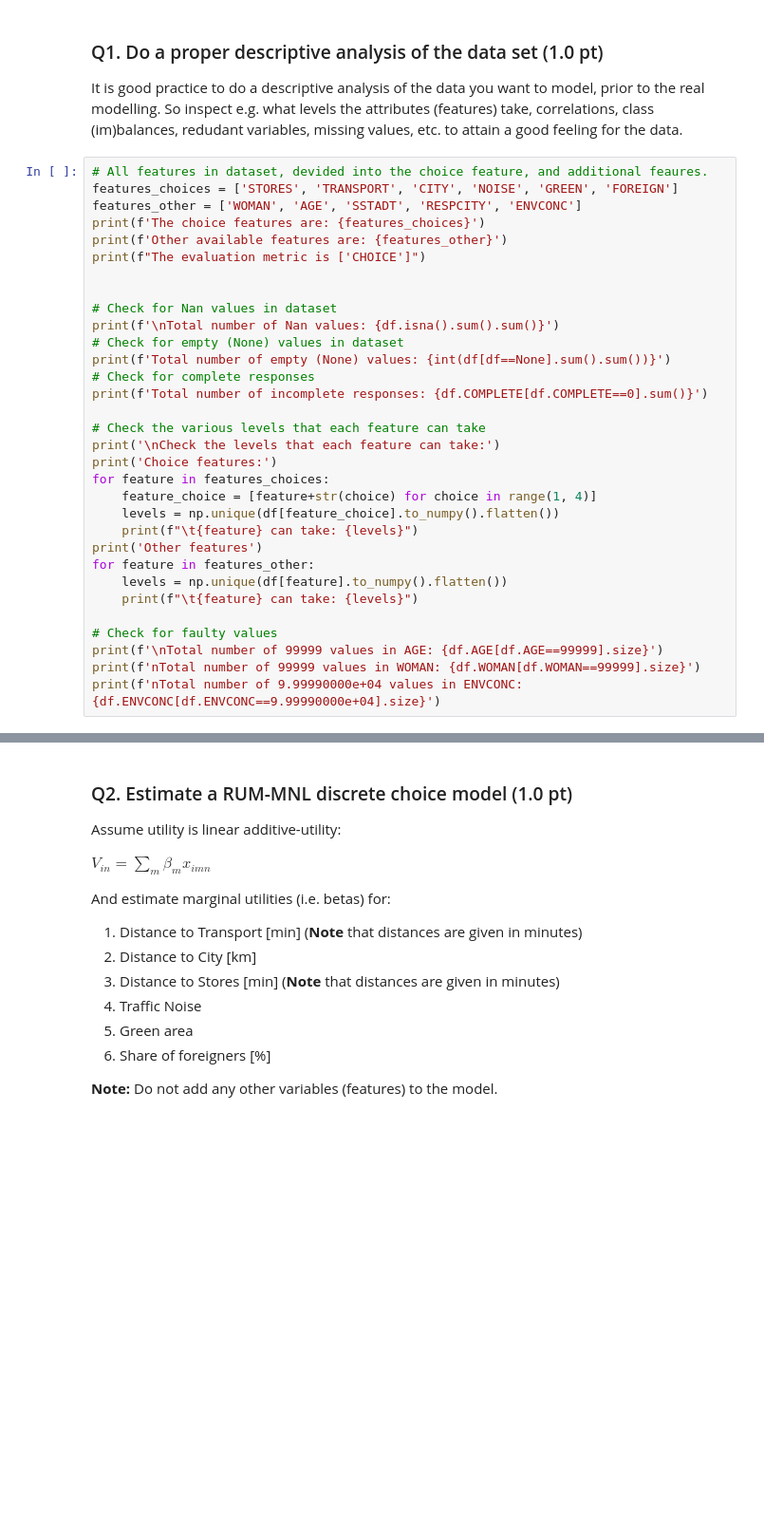
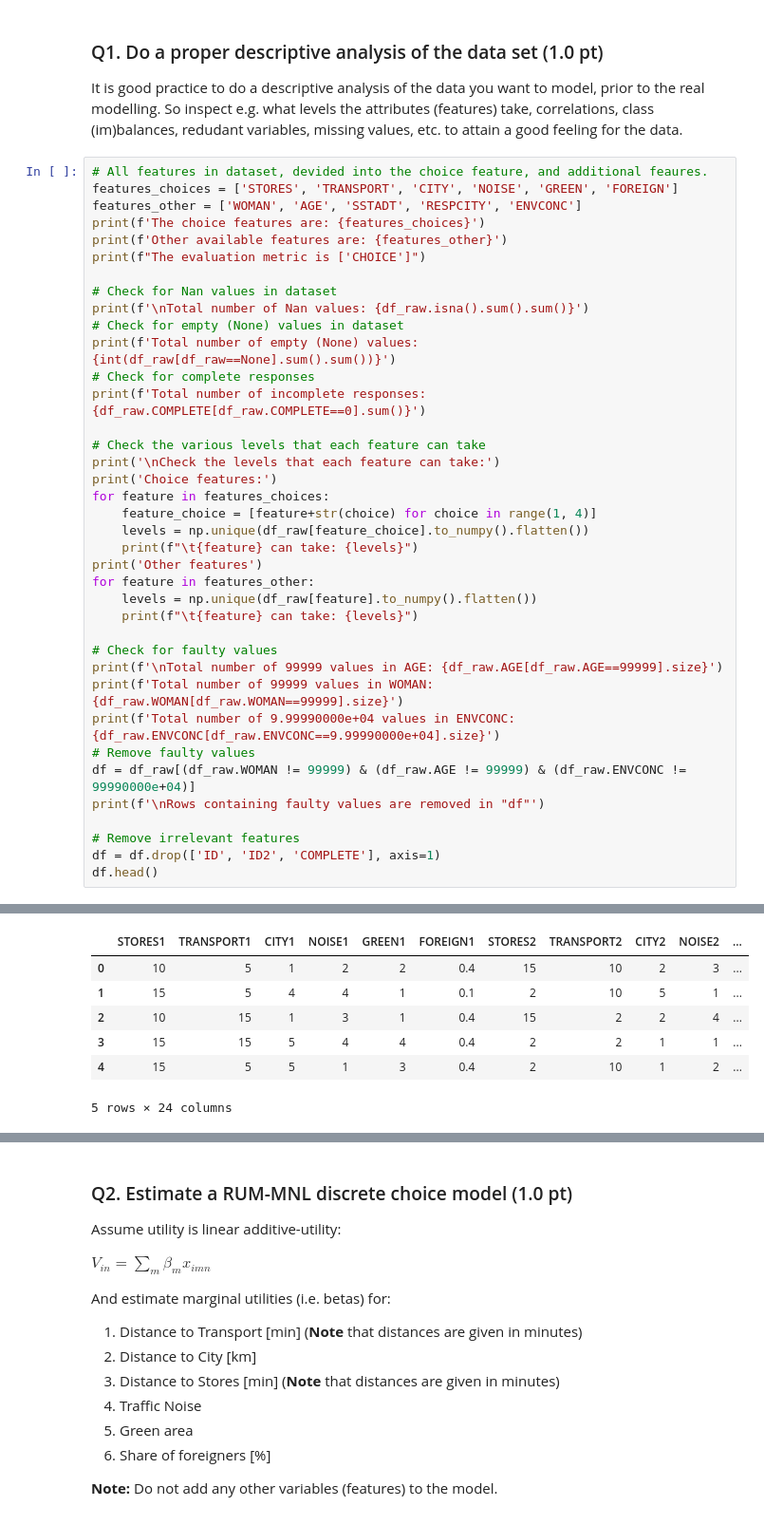
Before and after one commit to tamarvooijs/Applied-Machine-Learning, a Jupyter notebook: Week6/assignment-main/Assignment_Group16.ipynb, the cells around one changed output, grey strips where cells are left out. Shown at 95% size. Drawn from its saved outputs; the diff is of its cells as text; blank space fills up the shorter version.

```diff
--- a/Week6/assignment-main/Assignment_Group16.ipynb
+++ b/Week6/assignment-main/Assignment_Group16.ipynb
@@ -118,30 +118,36 @@ print(f'The choice features are: {features_choices}')
 print(f'Other available features are: {features_other}')
 print(f"The evaluation metric is ['CHOICE']")
 
-
 # Check for Nan values in dataset
-print(f'\nTotal number of Nan values: {df.isna().sum().sum()}')
+print(f'\nTotal number of Nan values: {df_raw.isna().sum().sum()}')
 # Check for empty (None) values in dataset
-print(f'Total number of empty (None) values: {int(df[df==None].sum().sum())}')
+print(f'Total number of empty (None) values: {int(df_raw[df_raw==None].sum().sum())}')
 # Check for complete responses
-print(f'Total number of incomplete responses: {df.COMPLETE[df.COMPLETE==0].sum()}')
+print(f'Total number of incomplete responses: {df_raw.COMPLETE[df_raw.COMPLETE==0].sum()}')
 
 # Check the various levels that each feature can take
 print('\nCheck the levels that each feature can take:')
 print('Choice features:')
 for feature in features_choices:
     feature_choice = [feature+str(choice) for choice in range(1, 4)]
-    levels = np.unique(df[feature_choice].to_numpy().flatten())
+    levels = np.unique(df_raw[feature_choice].to_numpy().flatten())
     print(f"\t{feature} can take: {levels}")
 print('Other features')
 for feature in features_other:
-    levels = np.unique(df[feature].to_numpy().flatten())
+    levels = np.unique(df_raw[feature].to_numpy().flatten())
     print(f"\t{feature} can take: {levels}")
 
 # Check for faulty values
-print(f'\nTotal number of 99999 values in AGE: {df.AGE[df.AGE==99999].size}')
-print(f'nTotal number of 99999 values in WOMAN: {df.WOMAN[df.WOMAN==99999].size}')
-print(f'nTotal number of 9.99990000e+04 values in ENVCONC: {df.ENVCONC[df.ENVCONC==9.99990000e+04].size}')
+print(f'\nTotal number of 99999 values in AGE: {df_raw.AGE[df_raw.AGE==99999].size}')
+print(f'Total number of 99999 values in WOMAN: {df_raw.WOMAN[df_raw.WOMAN==99999].size}')
+print(f'Total number of 9.99990000e+04 values in ENVCONC: {df_raw.ENVCONC[df_raw.ENVCONC==9.99990000e+04].size}')
+# Remove faulty values
+df = df_raw[(df_raw.WOMAN != 99999) & (df_raw.AGE != 99999) & (df_raw.ENVCONC != 99990000e+04)]
+print(f'\nRows containing faulty values are removed in "df"')
+
+# Remove irrelevant features
+df = df.drop(['ID', 'ID2', 'COMPLETE'], axis=1)
+df.head()
 # %% [output]
 The choice features are: ['STORES', 'TRANSPORT', 'CITY', 'NOISE', 'GREEN', 'FOREIGN']
 Other available features are: ['WOMAN', 'AGE', 'SSTADT', 'RESPCITY', 'ENVCONC']
@@ -163,3 +169,10 @@ nTotal number of 9.99990000e+04 values in ENVCONC: 188
+|  | STORES1 | TRANSPORT1 | CITY1 | NOISE1 | GREEN1 | FOREIGN1 | STORES2 | TRANSPORT2 | CITY2 | NOISE2 | ... |
+| 0 | 10 | 5 | 1 | 2 | 2 | 0.4 | 15 | 10 | 2 | 3 | ... |
+| 1 | 15 | 5 | 4 | 4 | 1 | 0.1 | 2 | 10 | 5 | 1 | ... |
+| 2 | 10 | 15 | 1 | 3 | 1 | 0.4 | 15 | 2 | 2 | 4 | ... |
+| 3 | 15 | 15 | 5 | 4 | 4 | 0.4 | 2 | 2 | 1 | 1 | ... |
+| 4 | 15 | 5 | 5 | 1 | 3 | 0.4 | 2 | 10 | 1 | 2 | ... |
+5 rows × 24 columns
 # %%
 # Show how often each alternative is chosen
 print(f"Total number of choices: {len(df.CHOICE)}")
```
Also changed, not shown: parts of 37 cells of this notebook.
